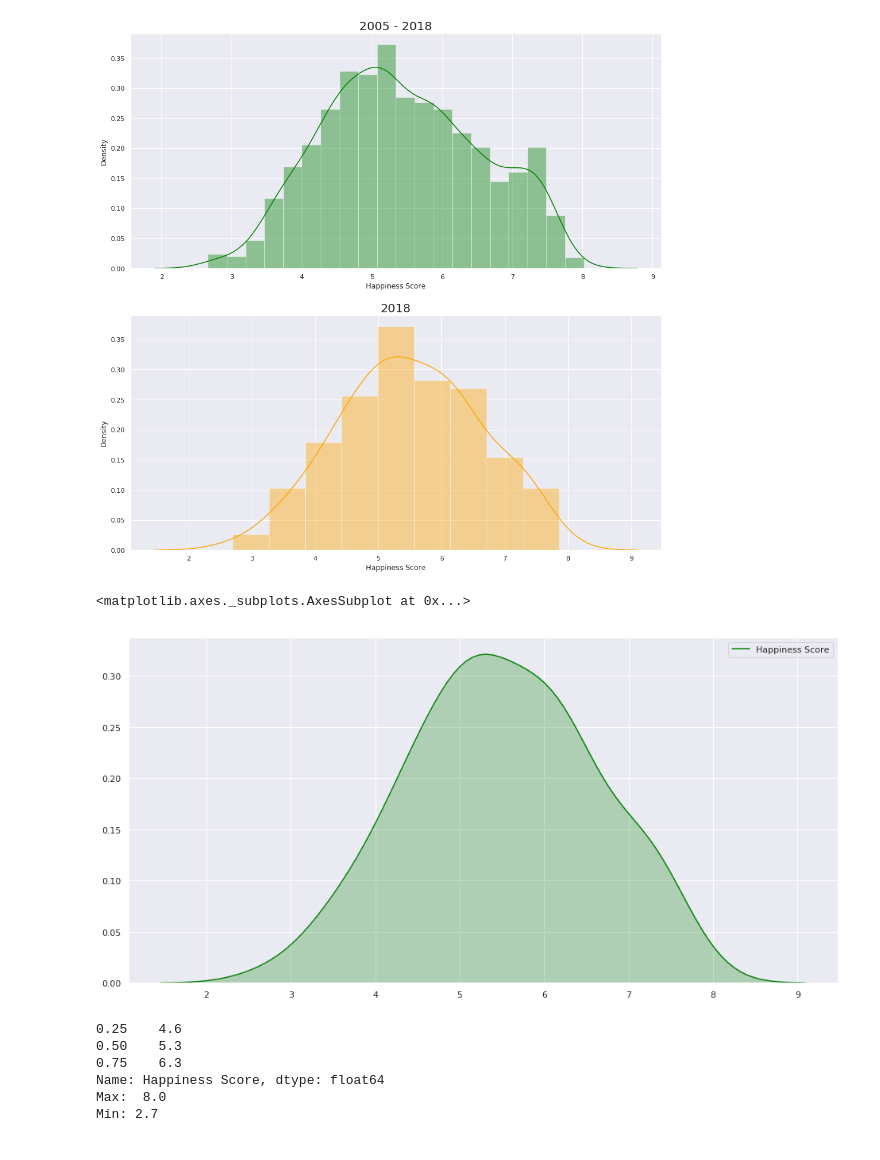
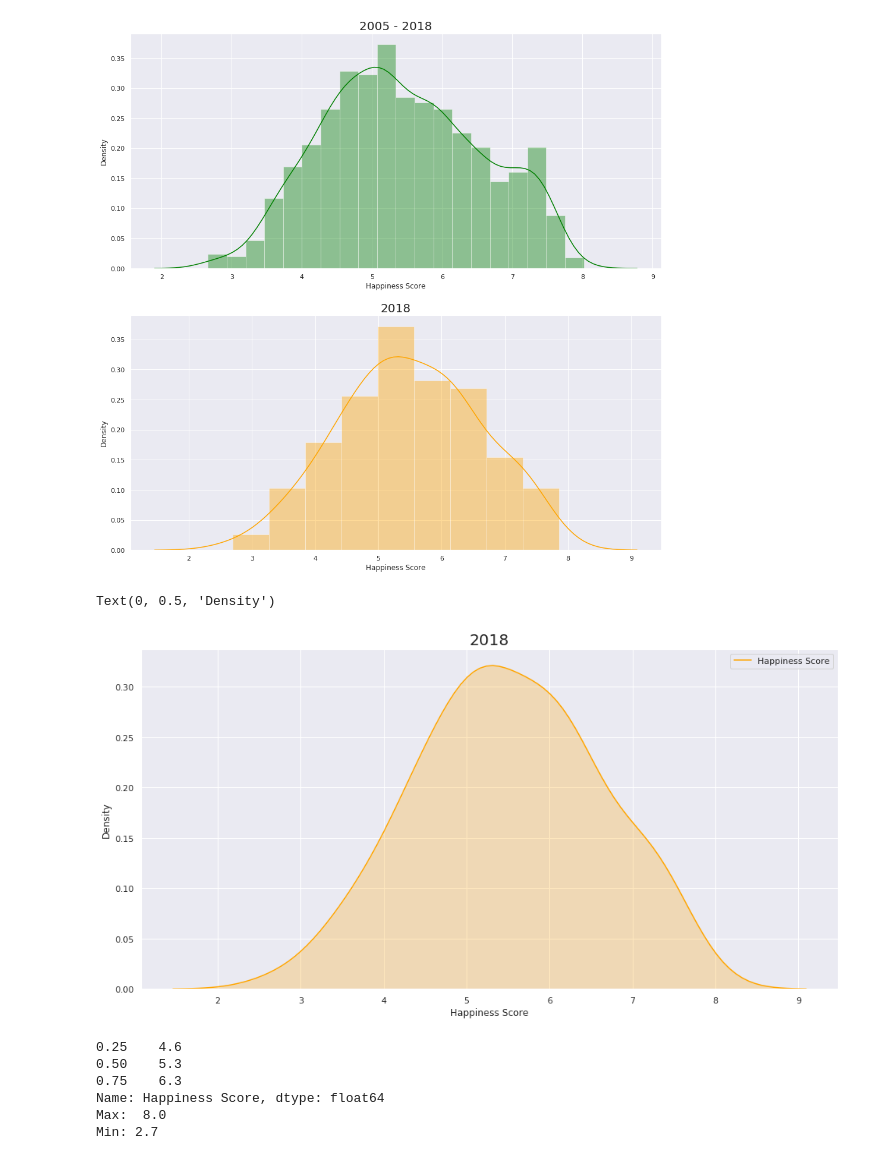
Before and after one commit to tlplus/Probability_Stats_Project, a Jupyter notebook: World Happiness Report.ipynb, the cells around one changed output. Cells and saved outputs as stored; diff of their text form; code cells hidden in the pictures.

```diff
--- a/World Happiness Report.ipynb
+++ b/World Happiness Report.ipynb
@@ -162,12 +162,17 @@ for i in data:
 # %% [output]
 [figure]
 # %%
+'''Other way to visualize - Normal Distribution'''
+
 plt.figure(figsize = (16, 8))
 sns.kdeplot(df_2018['Happiness Score'],
-               shade = 'True', color = 'green')
+               shade = 'True', color = 'orange')
+plt.title('2018', size = 20)
+plt.xlabel('Happiness Score')
+plt.ylabel('Density')
 # %% [output]
-<matplotlib.axes._subplots.AxesSubplot at 0x...>
+Text(0, 0.5, 'Density')
-[figure, old version]
+[figure, new version]
 # %%
 print(df['Happiness Score'].quantile([0.25,0.5,0.75]).round(1))
 print('Max: ', df['Happiness Score'].max().round(1))
```
Also changed, not shown: parts of 9 cells of this notebook.
